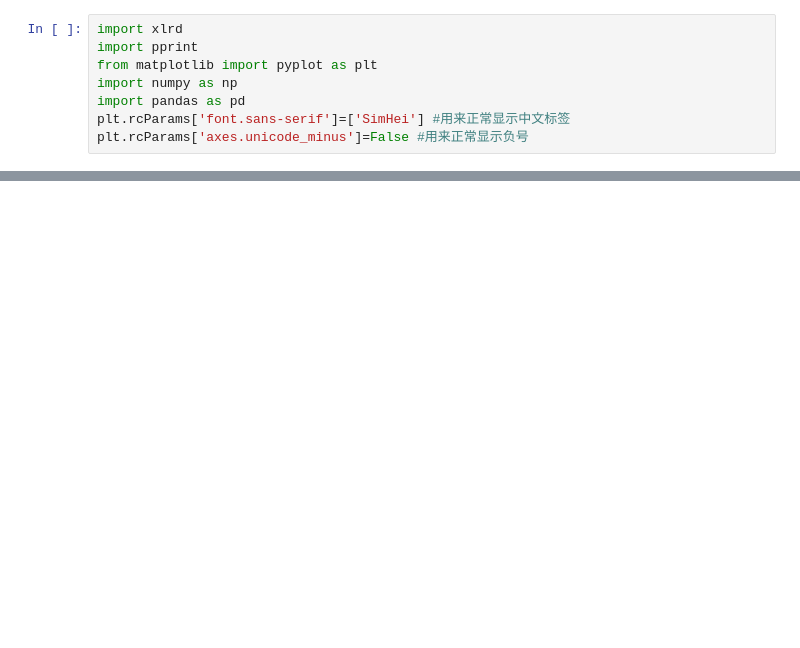
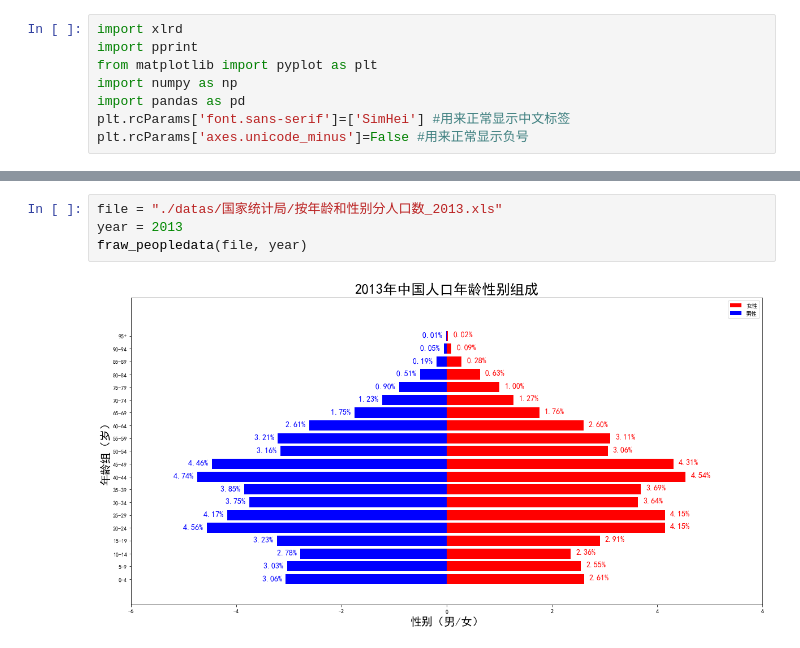
Before and after one commit to sanbeichahegongheguo/python_learn, a Jupyter notebook: chapter03-数据分析/练习/全国医保数据分析/中国人口变化分析.ipynb, the cells around one changed output, grey strips where cells are left out. Drawn from its saved outputs; the diff is of its cells as text; blank space fills up the shorter version.

```diff
--- a/chapter03-数据分析/练习/全国医保数据分析/中国人口变化分析.ipynb
+++ b/chapter03-数据分析/练习/全国医保数据分析/中国人口变化分析.ipynb
@@ -147,0 +50,6 @@ plt.legend(loc='lower right')
+# %%
+file = "./datas/国家统计局/按年龄和性别分人口数_2013.xls"
+year = 2013
+fraw_peopledata(file, year)
+# %% [output]
+[figure, added]
```
Also changed, not shown: parts of 22 cells of this notebook, 5 other files.
